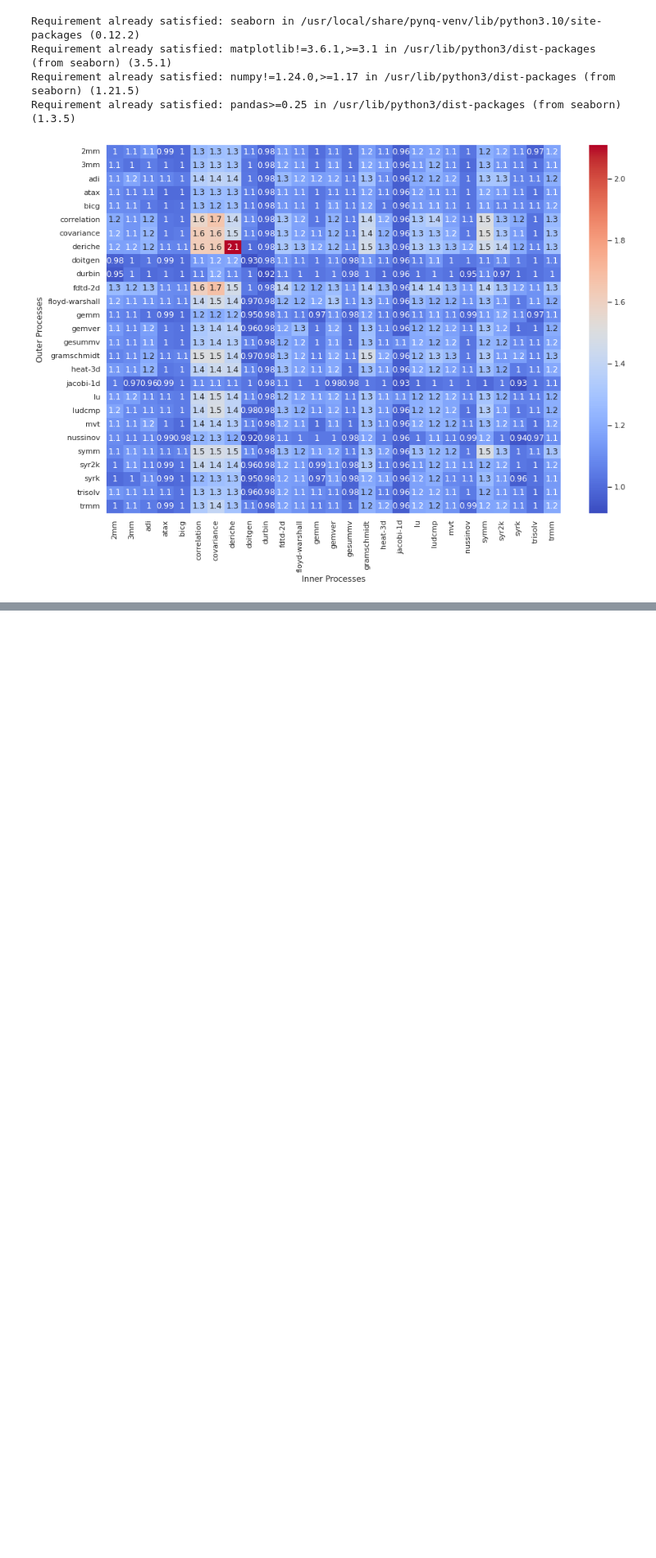
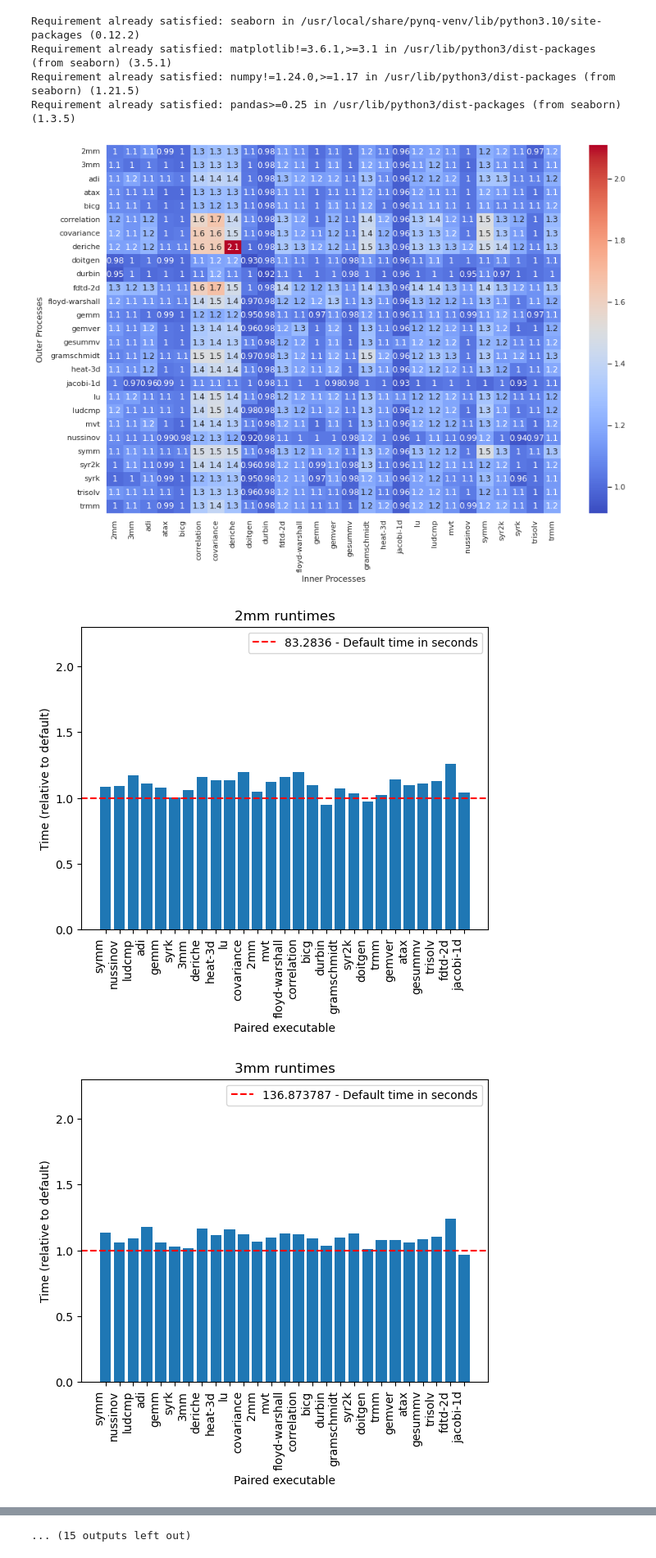
Before and after one commit to Lokesh8203/ES-Project-PYNQ-Z2-FPGA-Memory-Conflict, a Jupyter notebook: time trends (Iterations).ipynb, the cells around one changed output, grey strips where cells are left out. Shown at 82% size. Saved outputs shown, nothing was run; the diff lists cells and outputs as text; code cells hidden in the pictures; blank space fills up the shorter version.

Commit message:
Bar charts used

```diff
--- a/time trends (Iterations).ipynb
+++ b/time trends (Iterations).ipynb
@@ -258,3 +258,44 @@ plt.savefig(os.path.join(directory, "heatmap.png"))
 plt.show()
 # %% [output]
 [figure]
+# %%
+import os
+import matplotlib.pyplot as plt
+
+# create a directory to save the plots
+directory = "plots"
+if not os.path.exists(directory):
+    os.makedirs(directory)
+
+min_ratio = min(normalized_info[outer_key][inner_key] for outer_key in normalized_info for inner_key in normalized_info[outer_key])
+max_ratio = max(normalized_info[outer_key][inner_key] for outer_key in normalized_info for inner_key in normalized_info[outer_key])
+
+# get the list of all inner keys across all outer keys
+inner_keys = list(set(inner_key for outer_key in normalized_info.keys()
+                     for inner_key in normalized_info[outer_key].keys() if inner_key != 'Default'))
+
+# Plot a separate bar chart for each outer key
+for outer_key in normalized_info.keys():
+    # Get the normalized runtimes for the current outer key
+    runtimes = [normalized_info[outer_key].get(k, 1) for k in inner_keys]
+
+    # Plot the bar chart
+    default_time = timings[outer_key]['default']
+    fig, ax = plt.subplots()
+    ax.bar(inner_keys, runtimes)
+    ax.axhline(y=1, linestyle='--', color='r', label=f'{default_time} - Default time in seconds')
+
+    # Add a title, x-axis label, y-axis label, and legend
+    plt.title(f'{outer_key} runtimes')
+    plt.xlabel('Paired executable')
+    plt.ylabel('Time (relative to default)')
+    plt.ylim(0, round(max_ratio*1.1, 1))
+    plt.legend()
+
+    # Rotate the x-axis tick labels and save the plot
+    plt.xticks(rotation=90, ha='right')
+    plt.savefig(os.path.join(directory, f"{outer_key}_plot.png"), bbox_inches='tight')
+    plt.show()
+# %% [output]
+[figure, added]
+[figure, added]
@@ -260,0 +312 @@ plt.show()
+... (15 outputs left out)
```
Also changed, not shown: parts of 1 cell of this notebook, 55 other files.
